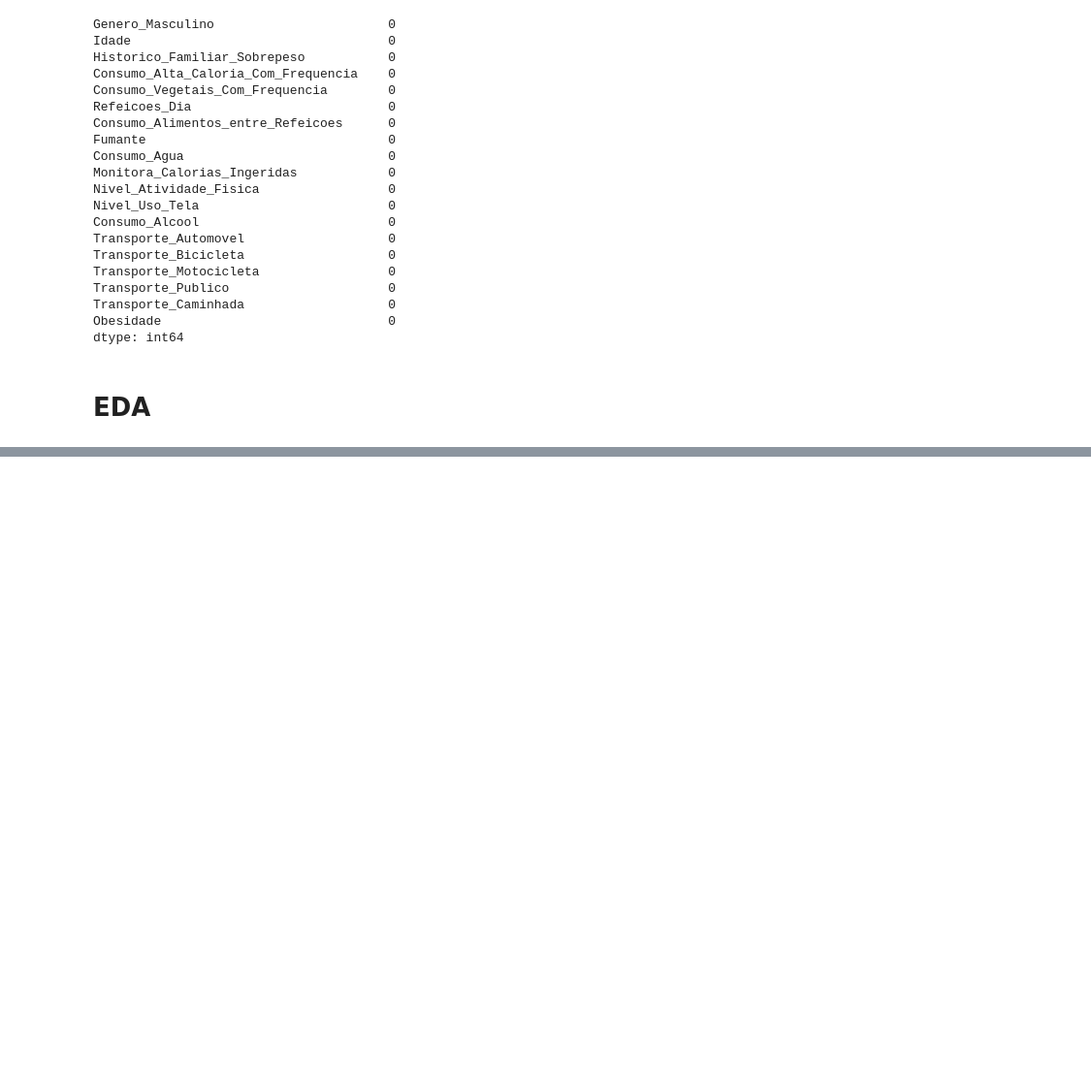
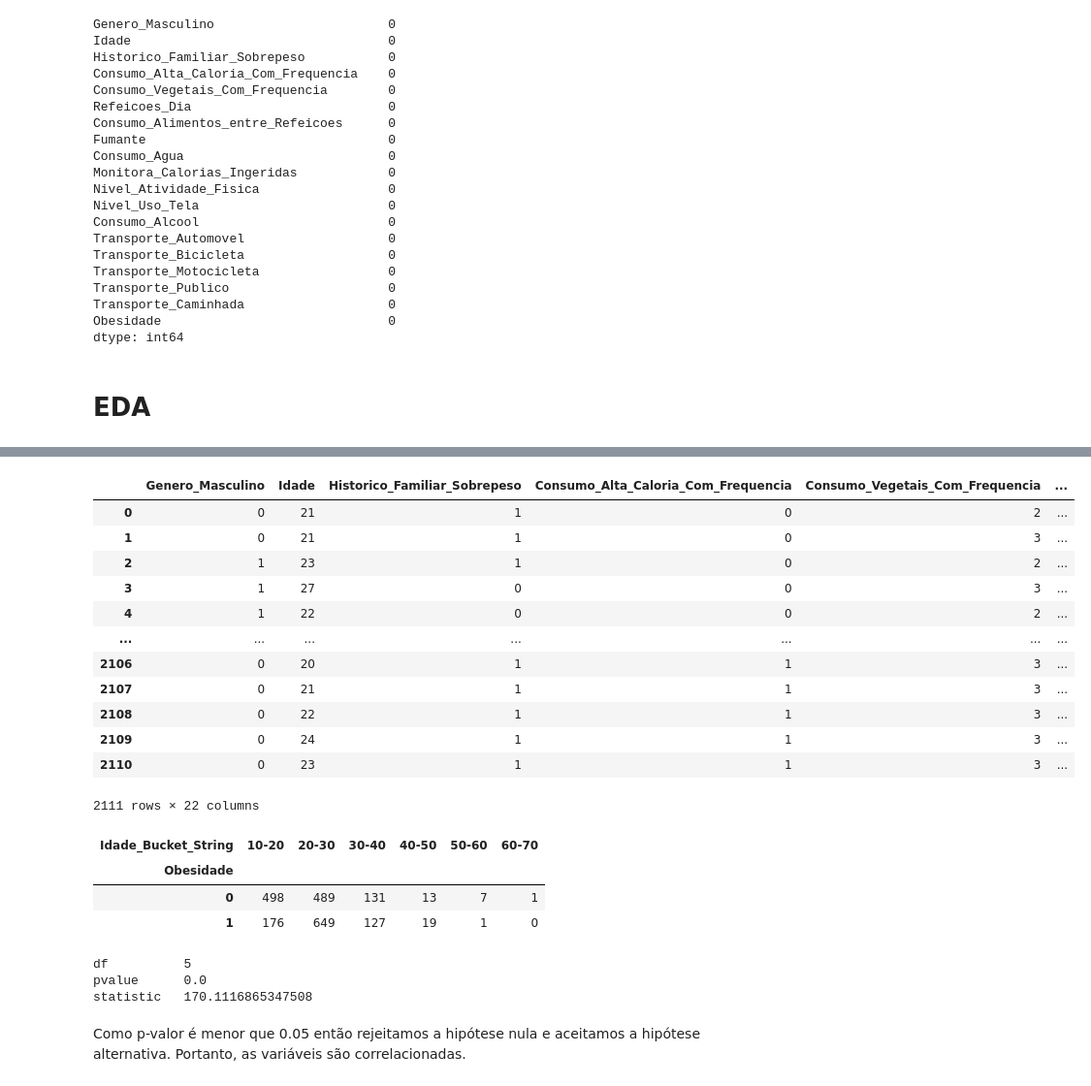
Before and after one commit to angelomedeiros/formacao-ia-classificacao-naive-bayes, a Jupyter notebook: modelo_obesidade.ipynb, the cells around one changed output, grey strips where cells are left out. Shown: that part at 97% size. Saved outputs shown, nothing was run; the diff lists cells and outputs as text; code cells hidden in the pictures; blank space fills up the shorter version.

Commit message:
feat: Análise Exploratória - Teste qui-quadrado

```diff
--- a/modelo_obesidade.ipynb
+++ b/modelo_obesidade.ipynb
@@ -122,0 +149,42 @@ px.box(df_obesidade, y="Idade")
+# %%
+# Bucketing de Idade
+bins = [10, 20, 30, 40, 50, 60, 70]
+bins_ordinal = [0, 1, 2, 3, 4, 5]
+labels = ['10-20', '20-30', '30-40', '40-50', '50-60', '60-70']
+df_obesidade['Idade_Bucket_String'] = pd.cut(df_obesidade['Idade'], bins=bins, labels=labels, include_lowest=True)
+df_obesidade['Idade_Bucket_Ordinal'] = pd.cut(df_obesidade['Idade'], bins=bins, labels=bins_ordinal, include_lowest=True)
+# %%
+df_obesidade
+# %% [output]
+|  | Genero_Masculino | Idade | Historico_Familiar_Sobrepeso | Consumo_Alta_Caloria_Com_Frequencia | Consumo_Vegetais_Com_Frequencia | ... |
+| 0 | 0 | 21 | 1 | 0 | 2 | ... |
+| 1 | 0 | 21 | 1 | 0 | 3 | ... |
+| 2 | 1 | 23 | 1 | 0 | 2 | ... |
+| 3 | 1 | 27 | 0 | 0 | 3 | ... |
+| 4 | 1 | 22 | 0 | 0 | 2 | ... |
+| ... | ... | ... | ... | ... | ... | ... |
+| 2106 | 0 | 20 | 1 | 1 | 3 | ... |
+| 2107 | 0 | 21 | 1 | 1 | 3 | ... |
+| 2108 | 0 | 22 | 1 | 1 | 3 | ... |
+| 2109 | 0 | 24 | 1 | 1 | 3 | ... |
+| 2110 | 0 | 23 | 1 | 1 | 3 | ... |
+2111 rows × 22 columns
+# %%
+# Criar tabela de contigência - Faixa Etária e Obesidade
+tabela_contigencia_idade_obesidade = sm.stats.Table.from_data(df_obesidade[['Obesidade', 'Idade_Bucket_String']])
+tabela_contigencia_idade_obesidade.table_orig
+# %% [output]
+| Idade_Bucket_String | 10-20 | 20-30 | 30-40 | 40-50 | 50-60 | 60-70 |
+| Obesidade |  |  |  |  |  |  |
+| 0 | 498 | 489 | 131 | 13 | 7 | 1 |
+| 1 | 176 | 649 | 127 | 19 | 1 | 0 |
+# %%
+# Teste de Chi-Square de Pearson
+chi2_test_idade_obesidade = tabela_contigencia_idade_obesidade.test_nominal_association()
+print(chi2_test_idade_obesidade)
+# %% [output]
+df          5
+pvalue      0.0
+statistic   170.1116865347508
+# %% [markdown]
+Como p-valor é menor que 0.05 então rejeitamos a hipótese nula e aceitamos a hipótese alternativa. Portanto, as variáveis são correlacionadas.
```
Also changed, not shown: parts of 5 cells of this notebook.
